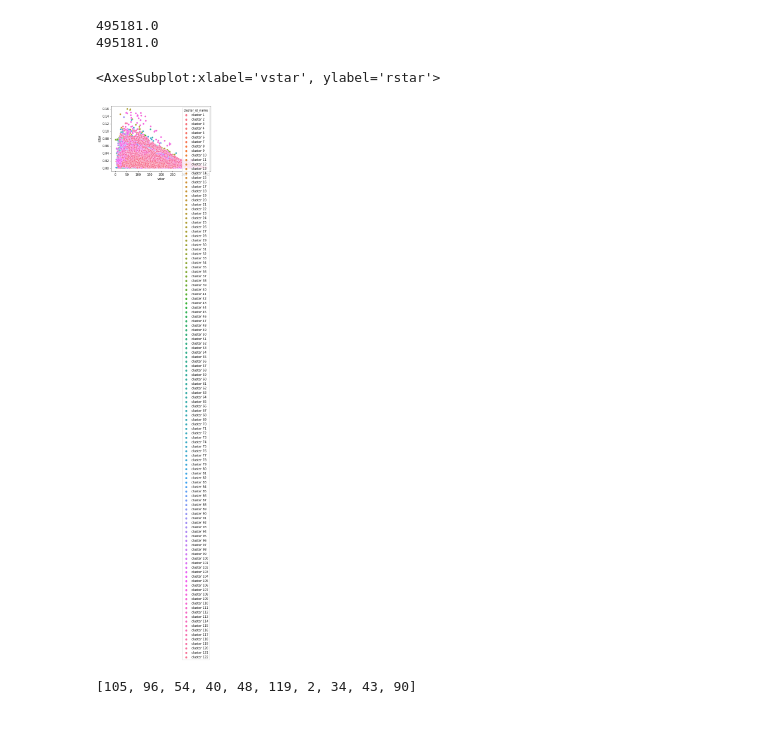
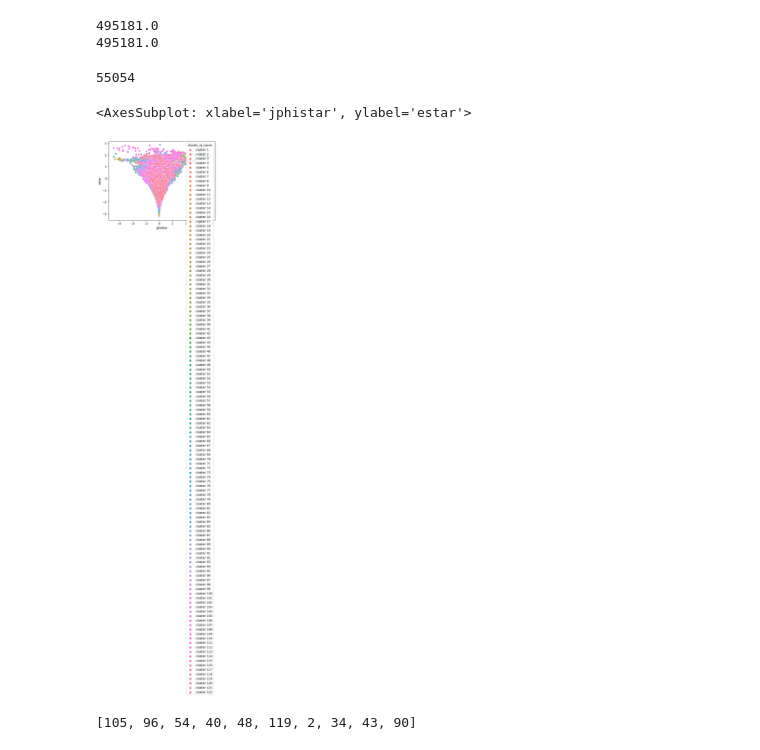
Before and after one commit to michaelyhuang23/Gaia3DR-explore, a Jupyter notebook: notebooks/caterpillar-process/deep-explore-and-graphs.ipynb, the cells around one changed output. Saved outputs shown, nothing was run; the diff lists cells and outputs as text; code cells hidden in the pictures.

```diff
--- a/notebooks/caterpillar-process/deep-explore-and-graphs.ipynb
+++ b/notebooks/caterpillar-process/deep-explore-and-graphs.ipynb
@@ -31,6 +31,15 @@ with open(f'{dataset}_norm.json') as f:
     df_norm_ = json.load(f)
 # %%
 features = ['jzstar', 'jrstar', 'jphistar', 'vxstar', 'vystar', 'vzstar', 'xstar', 'ystar', 'zstar', 'rstar', 'phistar', 'vrstar', 'vphistar', 'vstar', 'estar']
+# %%
+df = df_.copy()
+xsun, ysun, zsun, radius = 0, 0, 0.008, 0.05
+df = df.loc[(df['xstar'].to_numpy()-xsun)**2 + (df['ystar'].to_numpy()-ysun)**2 + (df['zstar'].to_numpy()-zsun)**2 < radius**2]
+# %%
+print(len(df))
+df_ = df.copy()
+# %% [output]
+55054
 # %%
 for feature in features:
     df_[feature] -= df_norm_['mean'][feature]
@@ -38,10 +47,10 @@ for feature in features:
 # %%
 df_['cluster_id_name'] = [f'cluster {i}' for i in df_['cluster_id']]
 # %%
-sns.scatterplot(data=df_, x='vstar', y='rstar',hue='cluster_id_name')
+sns.scatterplot(data=df_, x='jphistar', y='estar',hue='cluster_id_name')
 # %% [output]
-<AxesSubplot:xlabel='vstar', ylabel='rstar'>
+<AxesSubplot: xlabel='jphistar', ylabel='estar'>
-[figure, old version]
+[figure, new version]
 # %%
 df_['jzstar-jrstar'] = df_['jzstar'] - df_['jrstar']
 # %%
```
Also changed, not shown: 1 other file.
